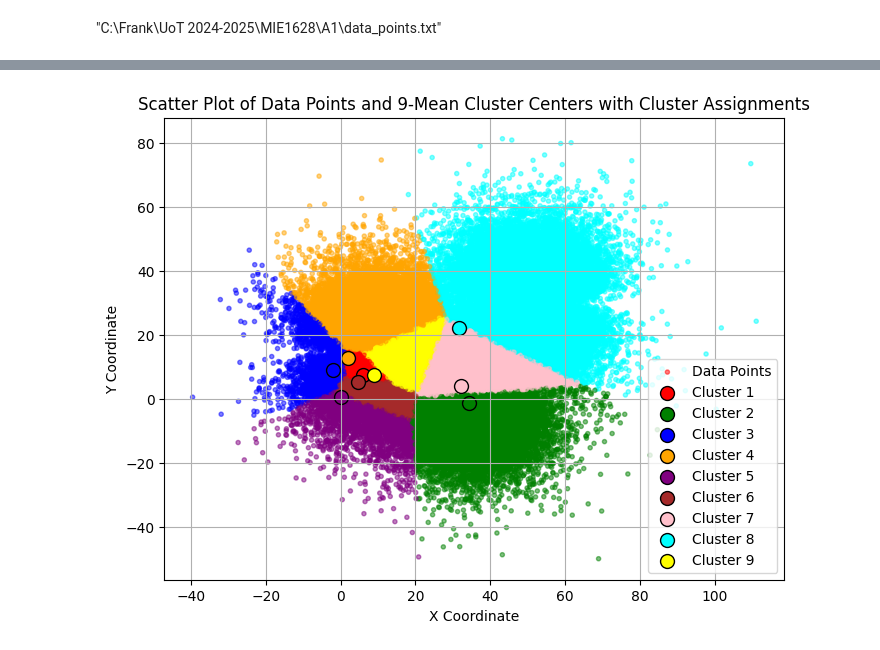
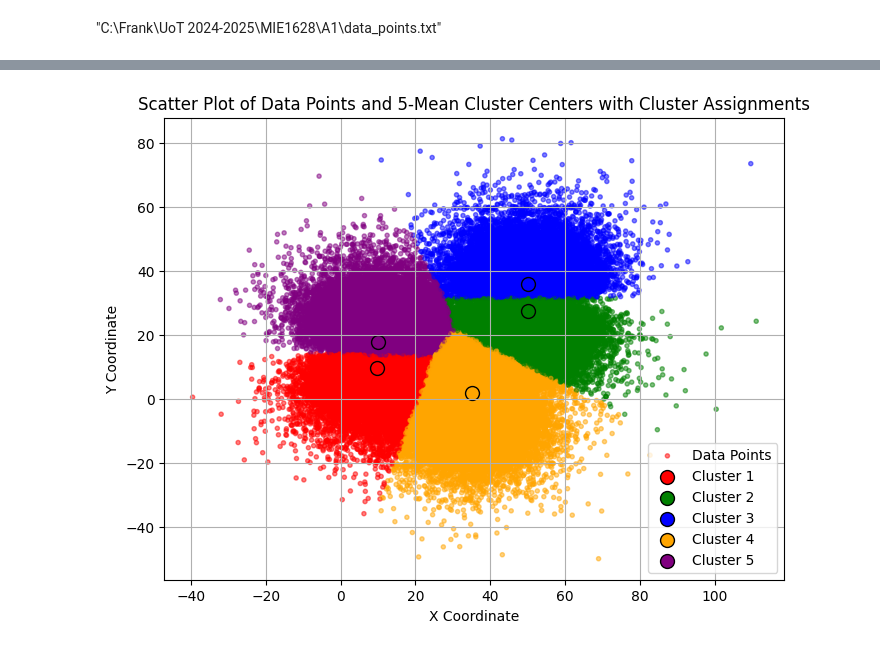
Before and after one commit to Fulankeee/MIE1628-Project-1, a Jupyter notebook: Kmeans Visualiztion.ipynb, the cells around one changed output, grey strips where cells are left out. Drawn from its saved outputs; the diff is of its cells as text; code cells hidden in the pictures.

Commit message:
Update visualizrtion code

```diff
--- a/Kmeans Visualiztion.ipynb
+++ b/Kmeans Visualiztion.ipynb
@@ -8,50 +249,46 @@ from sklearn.cluster import KMeans
 # Load data points from file
 data_points = np.loadtxt(r"C:\Frank\UoT 2024-2025\MIE1628\A1\data_points.txt", delimiter=',')
 
-# Cluster centers
+# Cluster centers for 5-mean clustering
 cluster_centers = [
-    (6.019058035946999, 7.40426255914861),
-    (34.20406728296519, -1.3195706388069426),
-    (-2.14542763330194, 9.171529421771337),
-    (2.01077622673039, 12.790158977843065),
-    (0.23804127333206698, 0.43573776470871767),
-    (4.584713836139658, 5.129559701482909),
-    (32.258840315815426, 3.9839980398093626),
-    (31.685131777537812, 22.079927979273855),
-    (8.895878957372847, 7.539907705049268)
+    (9.85979681991319, 9.587567430380343),
+    (49.98449369373368, 27.39864896951781),
+    (49.96208719177415, 35.84016196448722),
+    (35.0445724870116, 1.7274566684740302),
+    (10.093900706124334, 17.824566263357664)
 ]
 
 # Use KMeans to assign each data point to the closest cluster center
 kmeans = KMeans(n_clusters=len(cluster_centers), init=np.array(cluster_centers), n_init=1, max_iter=1)
 kmeans.fit(data_points)
 labels = kmeans.labels_
 
 # Assign colors to clusters
-cluster_colors = ['red', 'green', 'blue', 'orange', 'purple', 'brown', 'pink', 'cyan', 'yellow']
+cluster_colors = ['red', 'green', 'blue', 'orange', 'purple']
 data_colors = [cluster_colors[label] for label in labels]
 
 # Extract x and y coordinates for cluster centers
 x_centers, y_centers = zip(*cluster_centers)
 
 # Extract x and y coordinates for data points
 x_data, y_data = data_points[:, 0], data_points[:, 1]
 
 # Scatter plot
 plt.figure(figsize=(8, 6))
 plt.scatter(x_data, y_data, color=data_colors, marker='.', alpha=0.5, label='Data Points')
 
 # Plot each cluster center with a different color
 for i, (x, y) in enumerate(cluster_centers):
     plt.scatter(x, y, color=cluster_colors[i], marker='o', s=100, edgecolor='black', label=f'Cluster {i+1}')
 
 # Labels and title
 plt.xlabel('X Coordinate')
 plt.ylabel('Y Coordinate')
-plt.title('Scatter Plot of Data Points and 9-Mean Cluster Centers with Cluster Assignments')
+plt.title('Scatter Plot of Data Points and 5-Mean Cluster Centers with Cluster Assignments')
 plt.legend()
 plt.grid(True)
 
 # Show plot
 plt.show()
 # %% [output]
-[figure, old version]
+[figure, new version]
```
Also changed, not shown: parts of 4 cells of this notebook.
